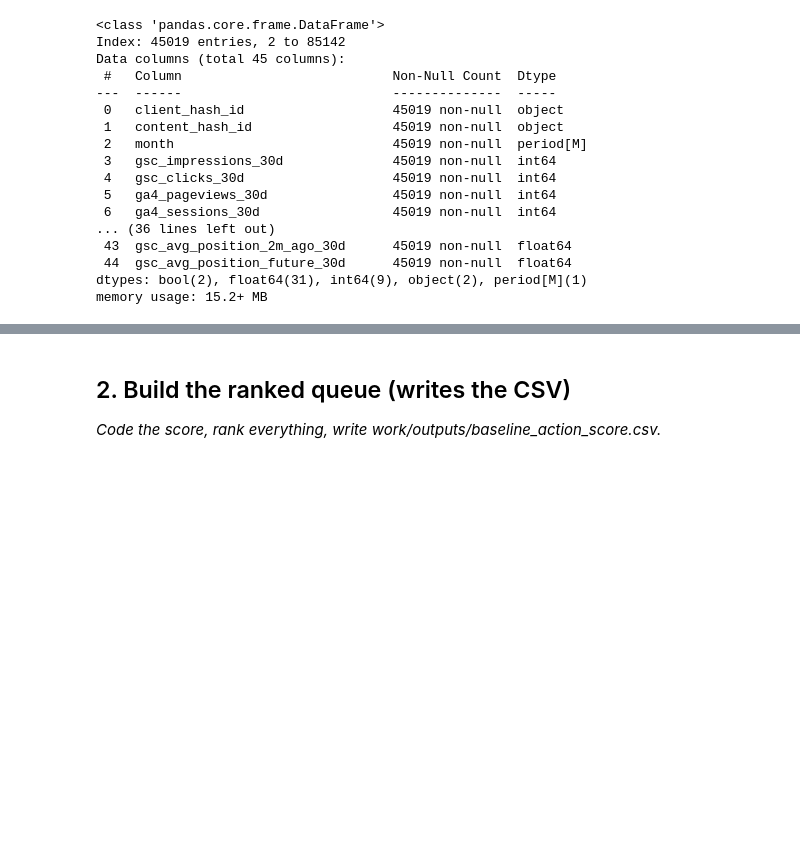
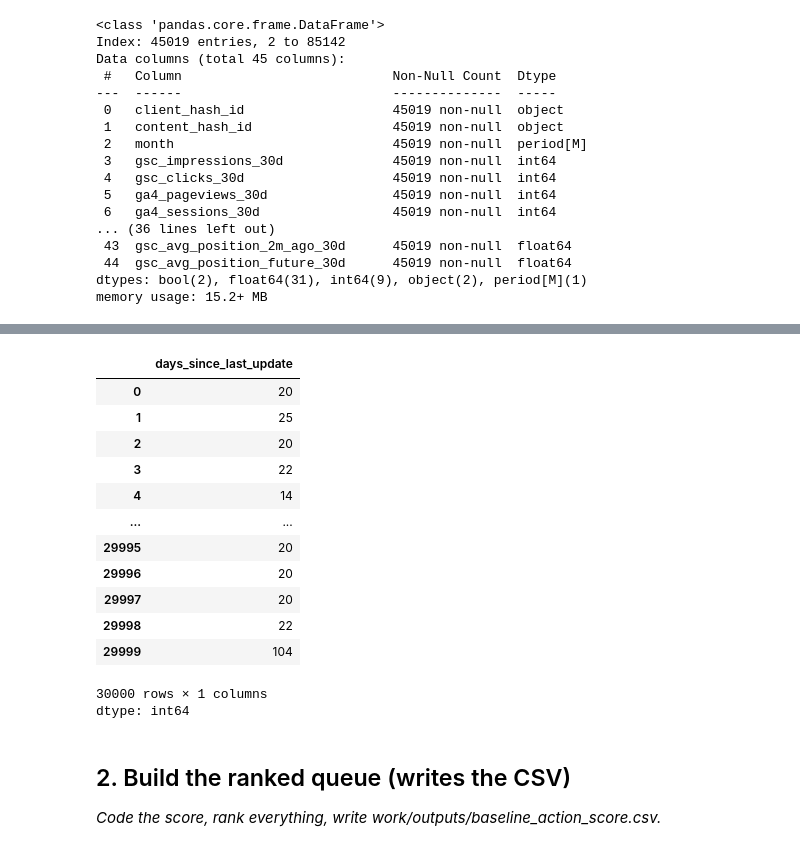
Before and after one commit to octane21/flyrank-internship-ML, a Jupyter notebook: work/notebooks/w04_baseline_score.ipynb, the cells around one changed output, grey strips where cells are left out. Saved outputs shown, nothing was run; the diff lists cells and outputs as text; code cells hidden in the pictures; blank space fills up the shorter version.

```diff
--- a/work/notebooks/w04_baseline_score.ipynb
+++ b/work/notebooks/w04_baseline_score.ipynb
@@ -425,3 +436,5 @@ feature_cols = [
     'word_count',
     'char_count',
 ]
+# %%
+flyrank = pd.read_csv("/content/content_refresh_anonymized.csv")
@@ -428,3 +461,20 @@ feature_cols = [
+# %%
+flyrank['days_since_last_update']
+# %% [output]
+|  | days_since_last_update |
+| 0 | 20 |
+| 1 | 25 |
+| 2 | 20 |
+| 3 | 22 |
+| 4 | 14 |
+| ... | ... |
+| 29995 | 20 |
+| 29996 | 20 |
+| 29997 | 20 |
+| 29998 | 22 |
+| 29999 | 104 |
+30000 rows × 1 columns
+dtype: int64
 # %% [markdown]
 ## 2. Build the ranked queue (writes the CSV)
 
```
Also changed, not shown: parts of 8 cells of this notebook.
